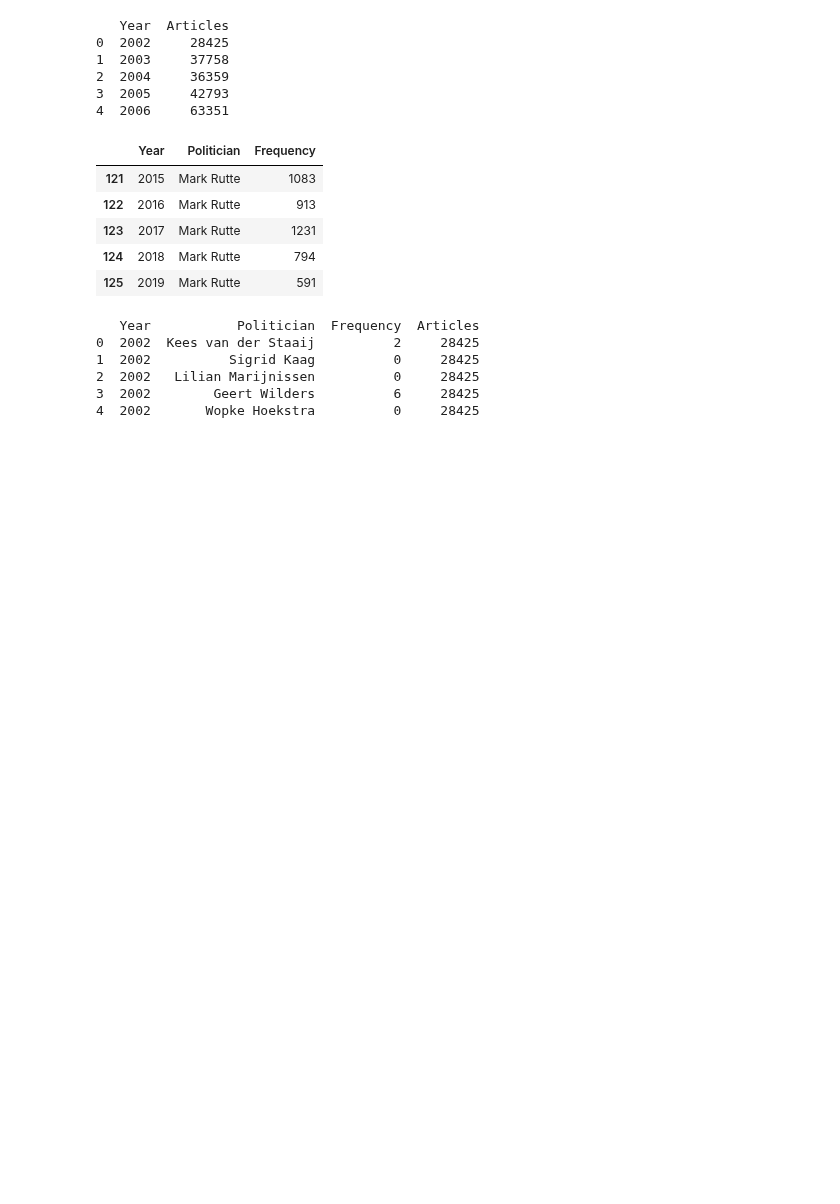
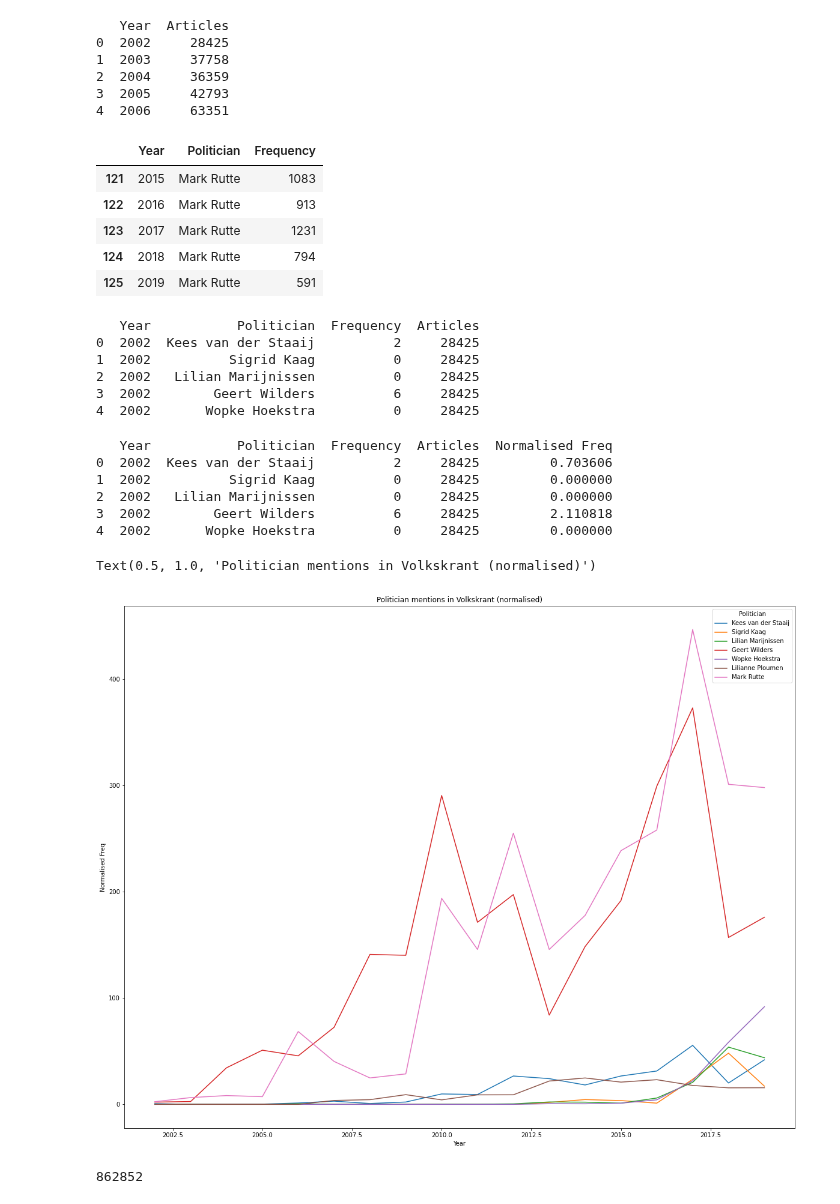
Before and after one commit to Chris-Congleton/MSc-Thesis, a Jupyter notebook: Volkskrant.ipynb, the cells around one changed output. Drawn from its saved outputs; the diff is of its cells as text; code cells hidden in the pictures; blank space fills up the shorter version.

```diff
--- a/Volkskrant.ipynb
+++ b/Volkskrant.ipynb
@@ -196,9 +196,19 @@ print(df_pol_mentions.head())
 # %%
 # Drop rows where frequency is <1000
 # df_pol_mentions = df_pol_mentions[df_pol_mentions.Frequency > 1000]
 # print(df_pol_mentions.head())
-
+df_pol_mentions["Normalised Freq"] = df_pol_mentions["Frequency"]/df_pol_mentions["Articles"]*10000
+print(df_pol_mentions.head())
 
 f, axs = plt.subplots(1,figsize=(20, 16))
-sns.lineplot(data=df_pol_mentions, x='Year',y='Frequency', hue='Politician')
-axs.set_title("Party mentions in Volkskrant")
+sns.lineplot(data=df_pol_mentions, x='Year',y='Normalised Freq', hue='Politician')
+axs.set_title("Politician mentions in Volkskrant (normalised)")
+# %% [output]
+   Year           Politician  Frequency  Articles  Normalised Freq
+0  2002  Kees van der Staaij          2     28425         0.703606
+1  2002          Sigrid Kaag          0     28425         0.000000
+2  2002   Lilian Marijnissen          0     28425         0.000000
+3  2002        Geert Wilders          6     28425         2.110818
+4  2002       Wopke Hoekstra          0     28425         0.000000
+Text(0.5, 1.0, 'Politician mentions in Volkskrant (normalised)')
+[figure, added]
@@ -204,0 +219,5 @@ axs.set_title("Party mentions in Volkskrant")
+# %%
+volkskrant_corpus = list(df["cleantext"].values)
+print(len(volkskrant_corpus))
+# %% [output]
+862852
```
Also changed, not shown: parts of 8 cells of this notebook.
